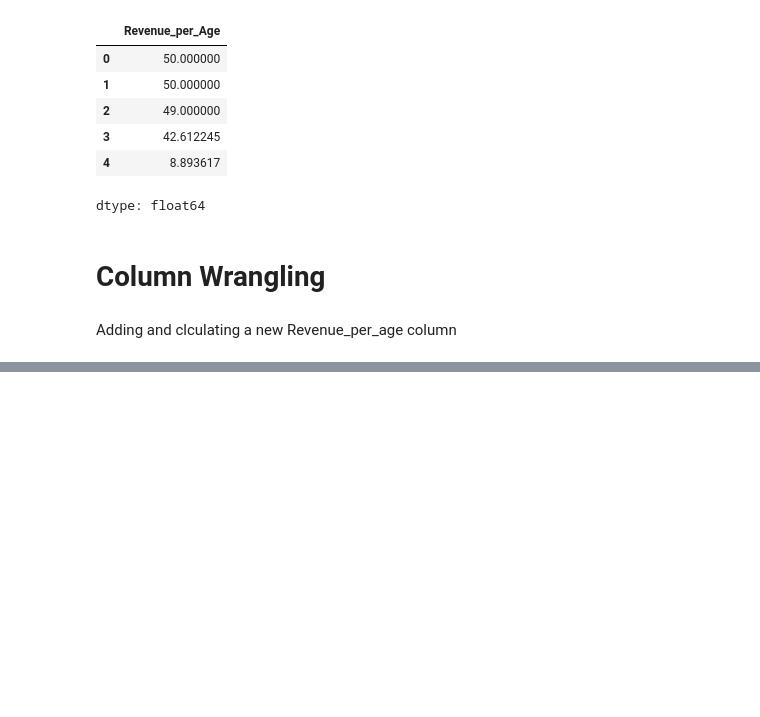
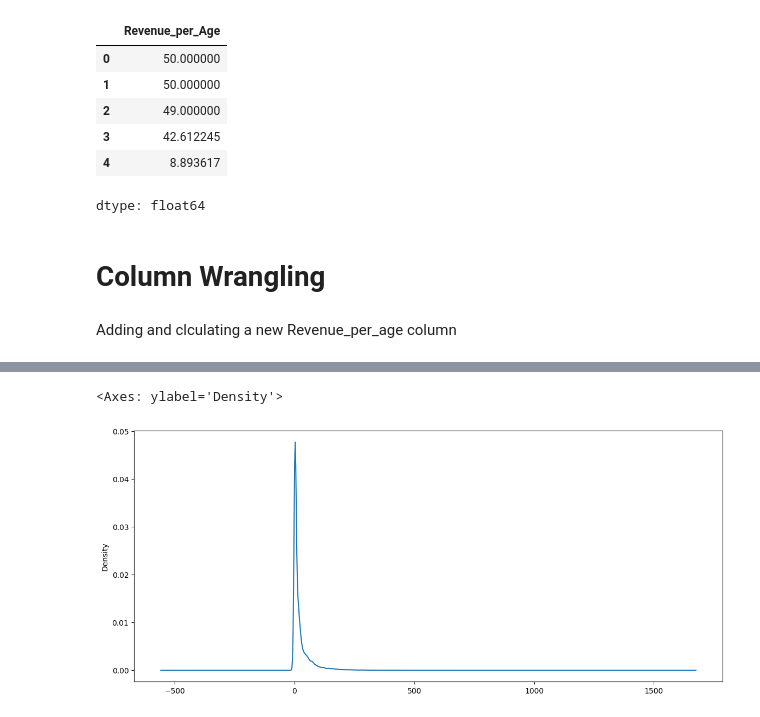
Before and after one commit to sarafkhan15/Data-Analysis-work, a Jupyter notebook: Sales_data_csv.ipynb, the cells around one changed output, grey strips where cells are left out. Cells and saved outputs as stored; diff of their text form; code cells hidden in the pictures; blank space fills up the shorter version.

```diff
--- a/Sales_data_csv.ipynb
+++ b/Sales_data_csv.ipynb
@@ -294,0 +306,5 @@ NameError: name 'sales' is not defined
+# %%
+sales['Revenue_per_Age'].plot(kind='density',figsize=(14,6))
+# %% [output]
+<Axes: ylabel='Density'>
+[figure, added]
```
Also changed, not shown: parts of 4 cells of this notebook.
